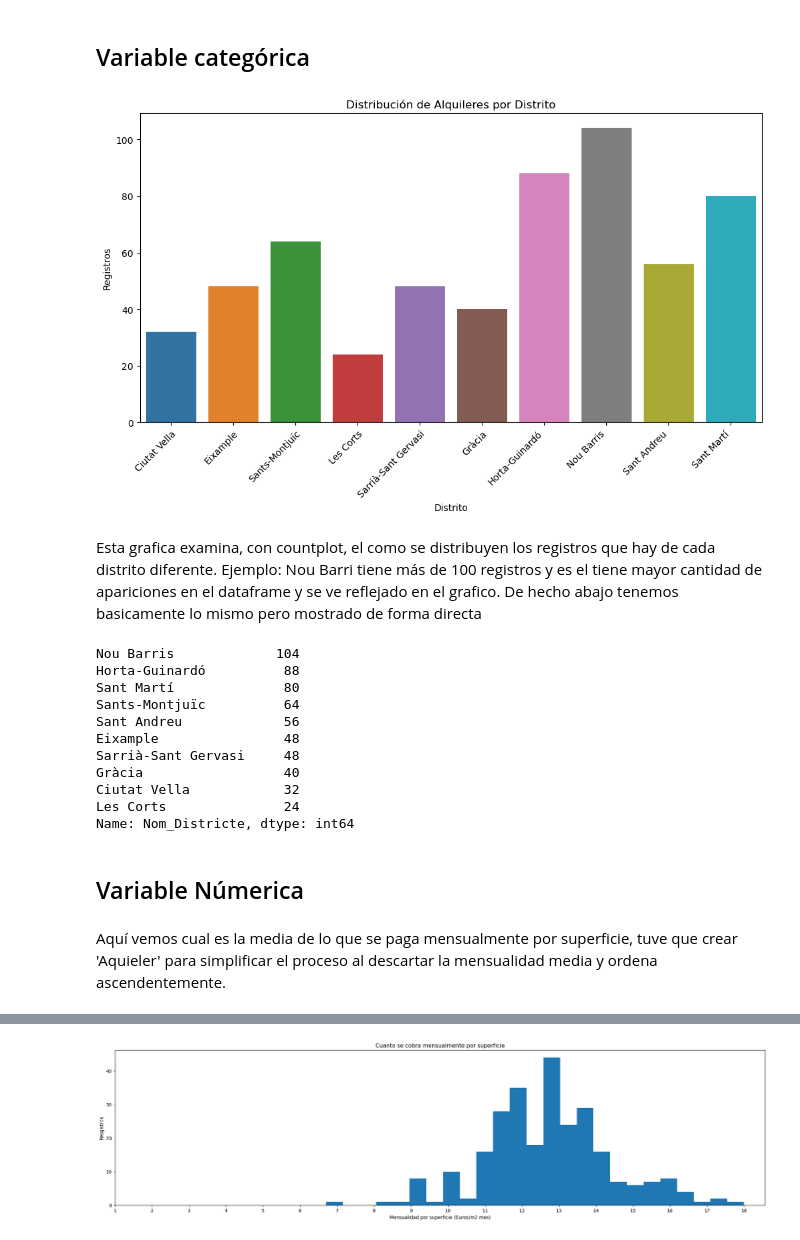
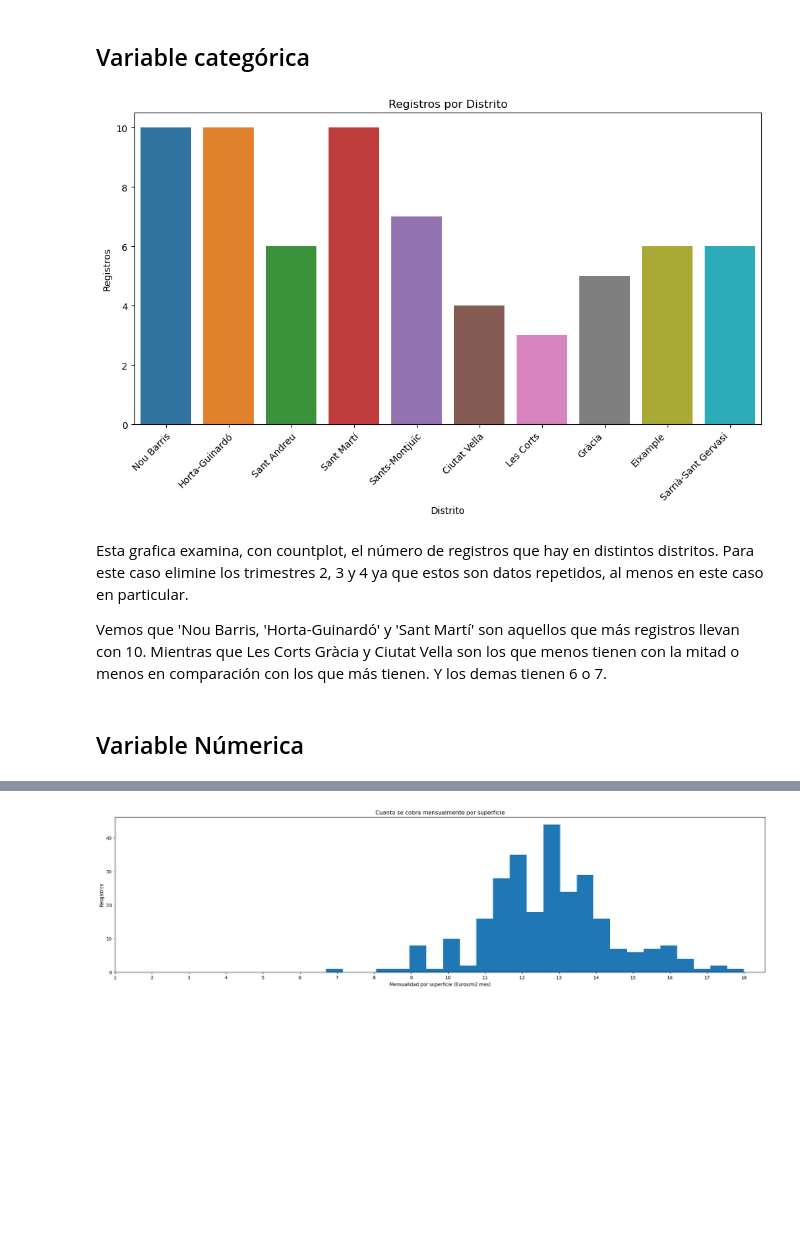
Before and after one commit to LeonBali3110/Sprint_4, a Jupyter notebook: M04 T01.ipynb, the cells around one changed output, grey strips where cells are left out. Saved outputs shown, nothing was run; the diff lists cells and outputs as text; code cells hidden in the pictures; blank space fills up the shorter version.

```diff
--- a/M04 T01.ipynb
+++ b/M04 T01.ipynb
@@ -40,33 +169,21 @@ set(alquiler['Any'])
 # %% [markdown]
 ## Variable categórica
-# %%
-plt.figure(figsize=(12, 6))
-plt.xticks(rotation=45, ha='right', rotation_mode='anchor')
-sns.countplot(x='Nom_Districte', data=alquiler)
-plt.xlabel("Distrito")
-plt.ylabel('Registros')
-plt.title('Distribución de Alquileres por Distrito')
-plt.show()
-# %% [output]
-[figure, removed]
+# %%
+trimestres_a_eliminar = [2, 3, 4]
+prueba = Aquiler[~Aquiler['Trimestre'].isin(trimestres_a_eliminar)]
+# %%
+plt.figure(figsize=(12, 6))
+plt.xticks(rotation=45, ha='right', rotation_mode='anchor')
+sns.countplot(x='Nom_Districte', data=prueba)
+plt.xlabel("Distrito")
+plt.ylabel('Registros')
+plt.title('Registros por Distrito')
+plt.show()
+# %% [output]
+[figure, added]
 # %% [markdown]
-Esta grafica examina, con countplot, el como se distribuyen los registros que hay de cada distrito diferente. Ejemplo: Nou Barri tiene más de 100 registros y es el tiene mayor cantidad de apariciones en el dataframe y se ve reflejado en el grafico.
-De hecho abajo tenemos basicamente lo mismo pero mostrado de forma directa
+Esta grafica examina, con countplot, el número de registros que hay en distintos distritos. Para este caso elimine los trimestres 2, 3 y 4 ya que estos son datos repetidos, al menos en este caso en particular.
+
+Vemos que 'Nou Barris, 'Horta-Guinardó' y 'Sant Martí' son aquellos que más registros llevan con 10. Mientras que Les Corts Gràcia y Ciutat Vella son los que menos tienen con la mitad o menos en comparación con los que más tienen. Y los demas tienen 6 o 7.
-# %%
-alquiler['Nom_Districte'].value_counts()
-# %% [output]
-Nou Barris             104
-Horta-Guinardó          88
-Sant Martí              80
-Sants-Montjuïc          64
-Sant Andreu             56
-Eixample                48
-Sarrià-Sant Gervasi     48
-Gràcia                  40
-Ciutat Vella            32
-Les Corts               24
-Name: Nom_Districte, dtype: int64
 # %% [markdown]
 ## Variable Númerica
-# %% [markdown]
-Aquí vemos cual es la media de lo que se paga mensualmente por superficie, tuve que crear 'Aquieler' para simplificar el proceso al descartar la mensualidad media y ordena ascendentemente.
```
Also changed, not shown: parts of 34 cells of this notebook, 1 other file.
